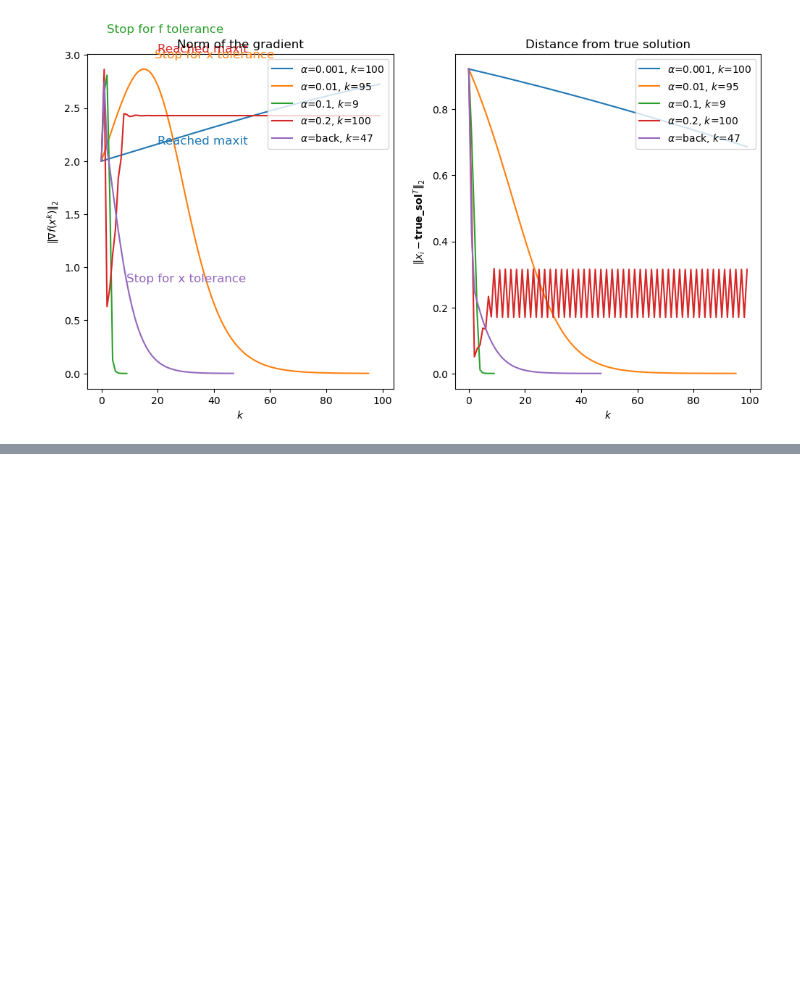
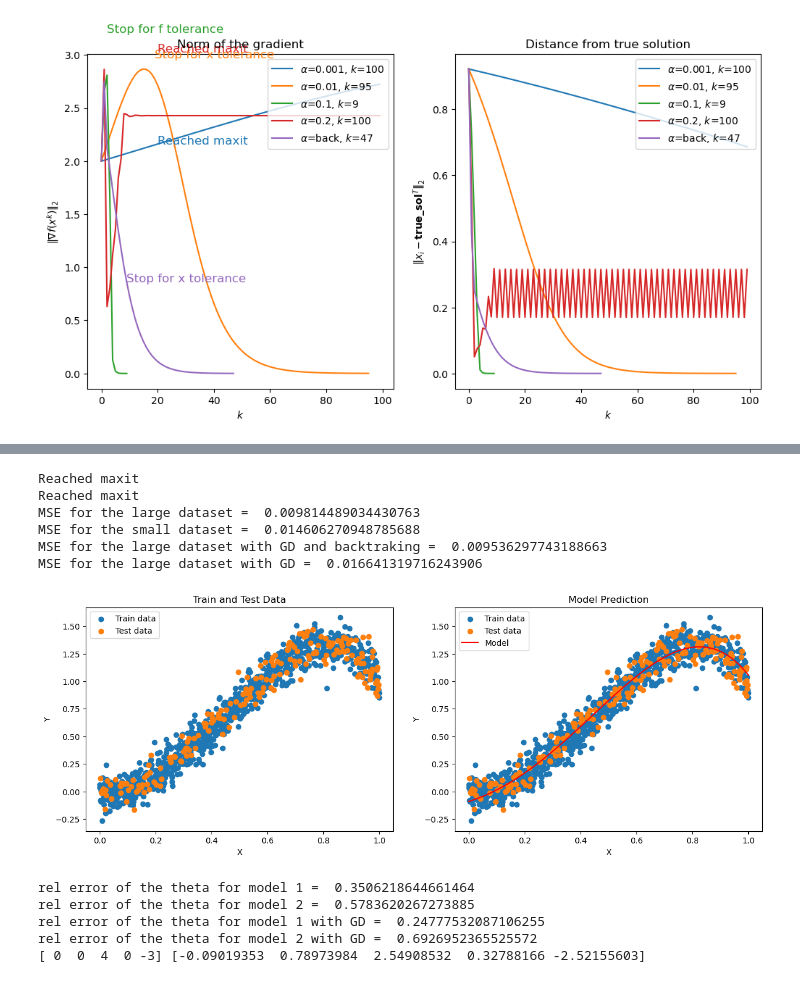
Before and after one commit to 26leonardo/homework_ssm_unibo, a Jupyter notebook: homework3.ipynb, the cells around one changed output, grey strips where cells are left out. Cells and saved outputs as stored; diff of their text form; code cells hidden in the pictures; blank space fills up the shorter version.

```diff
--- a/homework3.ipynb
+++ b/homework3.ipynb
@@ -356,0 +649,46 @@ alpha =  0.2
+# %%
+degree_poly = 5
+theta0 = np.zeros((degree_poly, ))
+alpha= 0.1
+batch_size=300
+n_epochs=5000
+D = (X,Y)
+theta_history, loss_history, grad_norm_history =SGD_poly(loss_mse, grad_loss_mse, D, theta0, alpha, batch_size, n_epochs)
+
+D = (X2,Y2)
+theta_history_2, loss_history_2, grad_norm_history_2 = SGD_poly(loss_mse, grad_loss_mse, D, theta0, alpha, batch_size, n_epochs)
+
+theta_history_gd,maxit,loss_history_gd,grads,err,_,message = GD(loss_mse, grad_loss_mse, theta0, maxit=n_epochs, back_flag=True)
+print(message)
+theta_history_gd_2,maxit_2,loss_history_2_gd,grads_2,err_2,_,message = GD(loss_mse, grad_loss_mse, theta0, maxit=n_epochs, alpha=0.1)
+print(message)
+
+print("MSE for the large dataset = ", mse_error(X_test, Y_test, theta_history[-1]))
+print("MSE for the small dataset = ", mse_error(X2, Y2, theta_history_2[-1]))
+print("MSE for the large dataset with GD and backtraking = ", mse_error(X_test, Y_test, theta_history_gd[-1]))
+print("MSE for the large dataset with GD = ", mse_error(X2, Y2, theta_history_gd_2[-1]))
+# %% [output]
+Reached maxit
+Reached maxit
+MSE for the large dataset =  0.009814489034430763
+MSE for the small dataset =  0.014606270948785688
+MSE for the large dataset with GD and backtraking =  0.009536297743188663
+MSE for the large dataset with GD =  0.016641319716243906
+# %%
+plot_poly_regression(X_train, Y_train, X_test, Y_test, theta_history[-1])
+# %% [output]
+[figure, added]
+# %%
+theta_true = np.array([0, 0, 4, 0, -3])
+print("rel error of the theta for model 1 = ", np.linalg.norm(theta_true - theta_history[-1], 2)/np.linalg.norm(theta_true, 2))
+print("rel error of the theta for model 2 = ", np.linalg.norm(theta_true - theta_history_2[-1], 2)/np.linalg.norm(theta_true, 2))
+print("rel error of the theta for model 1 with GD = ", np.linalg.norm(theta_true - theta_history_gd[-1], 2)/np.linalg.norm(theta_true, 2))
+print("rel error of the theta for model 2 with GD = ", np.linalg.norm(theta_true - theta_history_gd_2[-1], 2)/np.linalg.norm(theta_true, 2))
+
+print(theta_true, theta_history[-1])
+# %% [output]
+rel error of the theta for model 1 =  0.3506218644661464
+rel error of the theta for model 2 =  0.5783620267273885
+rel error of the theta for model 1 with GD =  0.24777532087106255
+rel error of the theta for model 2 with GD =  0.6926952365525572
+[ 0  0  4  0 -3] [-0.09019353  0.78973984  2.54908532  0.32788166 -2.52155603]
```
Also changed, not shown: parts of 10 cells of this notebook, 3 other files.
